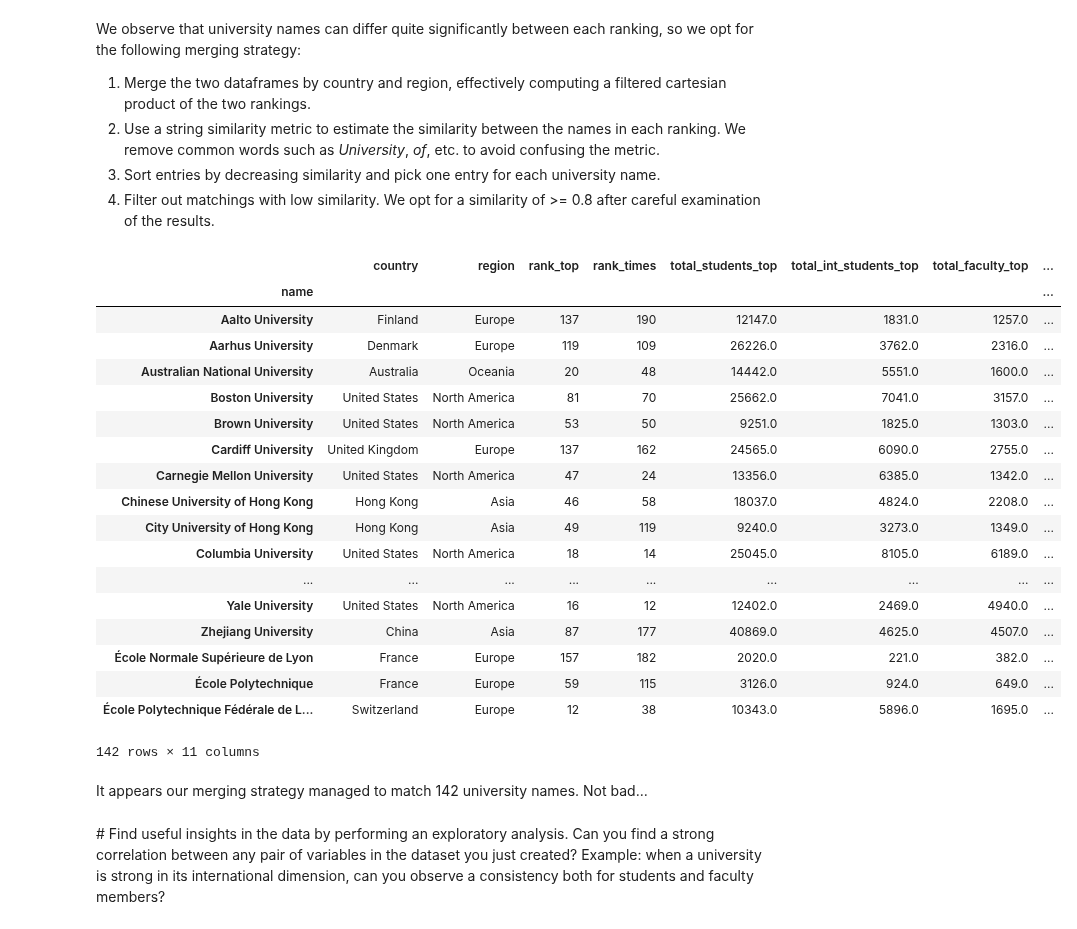
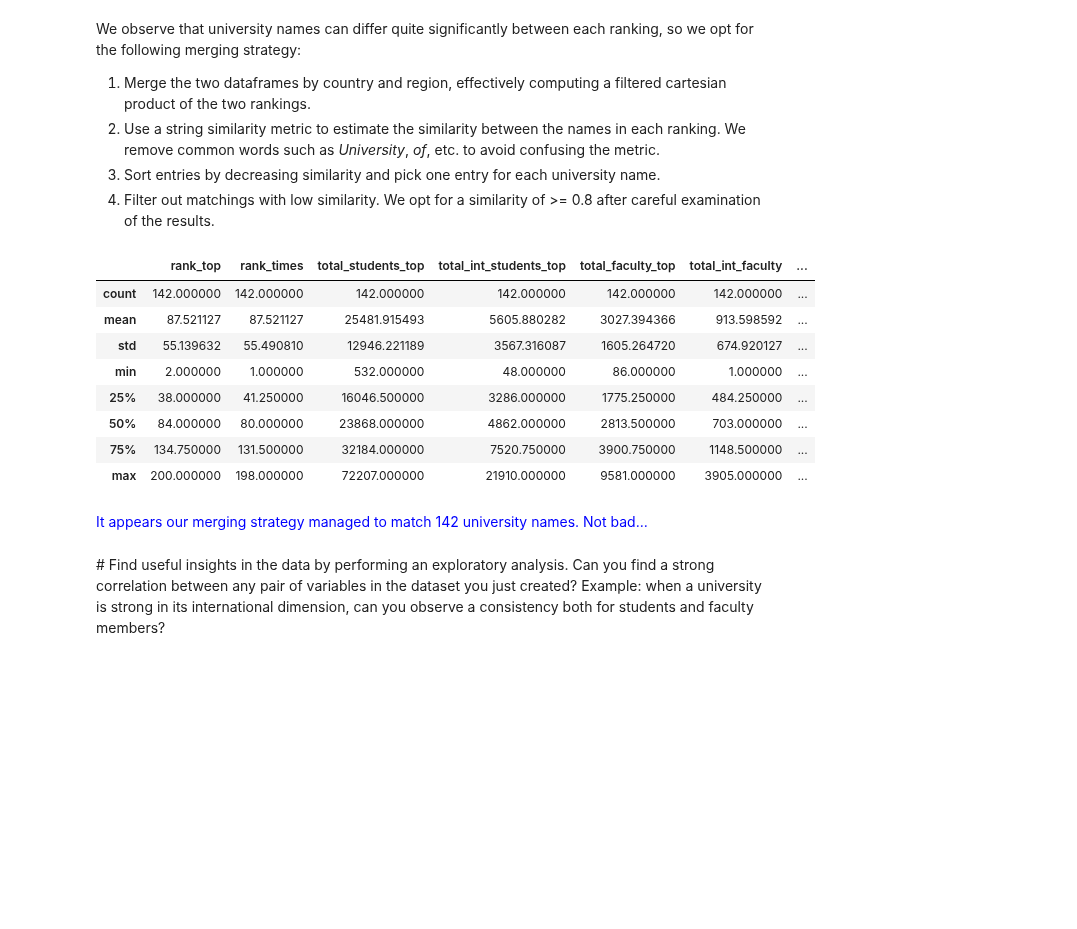
Before and after one commit to mosimann/ADA, a Jupyter notebook: Homework 2.ipynb, the cells around one changed output. Cells and saved outputs as stored; diff of their text form; code cells hidden in the pictures; blank space fills up the shorter version.

```diff
--- a/Homework 2.ipynb
+++ b/Homework 2.ipynb
@@ -435,49 +411,39 @@ SIMILARITY_CUT = 0.8
 # %%
 df1 = top_df.copy()
 df1 = df1.reset_index()
 df2 = times_df.copy()
 df2.loc[df2.country == 'Russian Federation', 'country'] = 'Russia' # Adjust Russia's name
 df2 = df2.reset_index()
 
 # Merge both dataframes on country and region
 df = df1.merge(df2, on=['country', 'region'], suffixes=['_top', '_times'])
 
 # Compute similarity
 df['similarity'] = df[['name_top','name_times']].apply(lambda x: similar(*x), axis=1)
 
 # Select each unique entry with the highest similarity, then filter out entries with too low similarity
 merged_df = df.sort_values('similarity', ascending=False).groupby('name_times', as_index=False).first()
 merged_df = merged_df.loc[merged_df.similarity >= SIMILARITY_CUT]
 
 # Clean it up a little...
 merged_df = merged_df[['name_times', 'country', 'region', 'rank_top', 'rank_times', 'total_students_top', 'total_int_students_top', 'total_faculty_top', 'total_int_faculty', 'total_students_times', 'total_int_students_times', 'total_faculty_times']].rename(columns = {'name_times':'name'})
 merged_df = merged_df.set_index('name')
 merged_df = merged_df.sort_index()
 
 # Let's see what that looks like
-merged_df
+merged_df.describe()
 # %% [output]
-|  | country | region | rank_top | rank_times | total_students_top | total_int_students_top | total_faculty_top | ... |
-| name |  |  |  |  |  |  |  | ... |
-| Aalto University | Finland | Europe | 137 | 190 | 12147.0 | 1831.0 | 1257.0 | ... |
-| Aarhus University | Denmark | Europe | 119 | 109 | 26226.0 | 3762.0 | 2316.0 | ... |
-| Australian National University | Australia | Oceania | 20 | 48 | 14442.0 | 5551.0 | 1600.0 | ... |
-| Boston University | United States | North America | 81 | 70 | 25662.0 | 7041.0 | 3157.0 | ... |
-| Brown University | United States | North America | 53 | 50 | 9251.0 | 1825.0 | 1303.0 | ... |
-| Cardiff University | United Kingdom | Europe | 137 | 162 | 24565.0 | 6090.0 | 2755.0 | ... |
-| Carnegie Mellon University | United States | North America | 47 | 24 | 13356.0 | 6385.0 | 1342.0 | ... |
-| Chinese University of Hong Kong | Hong Kong | Asia | 46 | 58 | 18037.0 | 4824.0 | 2208.0 | ... |
-| City University of Hong Kong | Hong Kong | Asia | 49 | 119 | 9240.0 | 3273.0 | 1349.0 | ... |
-| Columbia University | United States | North America | 18 | 14 | 25045.0 | 8105.0 | 6189.0 | ... |
-| ... | ... | ... | ... | ... | ... | ... | ... | ... |
-| Yale University | United States | North America | 16 | 12 | 12402.0 | 2469.0 | 4940.0 | ... |
-| Zhejiang University | China | Asia | 87 | 177 | 40869.0 | 4625.0 | 4507.0 | ... |
-| École Normale Supérieure de Lyon | France | Europe | 157 | 182 | 2020.0 | 221.0 | 382.0 | ... |
-| École Polytechnique | France | Europe | 59 | 115 | 3126.0 | 924.0 | 649.0 | ... |
-| École Polytechnique Fédérale de L... | Switzerland | Europe | 12 | 38 | 10343.0 | 5896.0 | 1695.0 | ... |
+|  | rank_top | rank_times | total_students_top | total_int_students_top | total_faculty_top | total_int_faculty | ... |
+| count | 142.000000 | 142.000000 | 142.000000 | 142.000000 | 142.000000 | 142.000000 | ... |
+| mean | 87.521127 | 87.521127 | 25481.915493 | 5605.880282 | 3027.394366 | 913.598592 | ... |
+| std | 55.139632 | 55.490810 | 12946.221189 | 3567.316087 | 1605.264720 | 674.920127 | ... |
+| min | 2.000000 | 1.000000 | 532.000000 | 48.000000 | 86.000000 | 1.000000 | ... |
+| 25% | 38.000000 | 41.250000 | 16046.500000 | 3286.000000 | 1775.250000 | 484.250000 | ... |
+| 50% | 84.000000 | 80.000000 | 23868.000000 | 4862.000000 | 2813.500000 | 703.000000 | ... |
+| 75% | 134.750000 | 131.500000 | 32184.000000 | 7520.750000 | 3900.750000 | 1148.500000 | ... |
+| max | 200.000000 | 198.000000 | 72207.000000 | 21910.000000 | 9581.000000 | 3905.000000 | ... |
-142 rows × 11 columns
 # %% [markdown]
-It appears our merging strategy managed to match 142 university names. Not bad...
+<span style="color:blue">It appears our merging strategy managed to match 142 university names. Not bad...</span>
 # %% [markdown]
 # Find useful insights in the data by performing an exploratory analysis. Can you find a strong correlation between any pair of variables in the dataset you just created? Example: when a university is strong in its international dimension, can you observe a consistency both for students and faculty members?
 # %%
```
Also changed, not shown: parts of 7 cells of this notebook.
